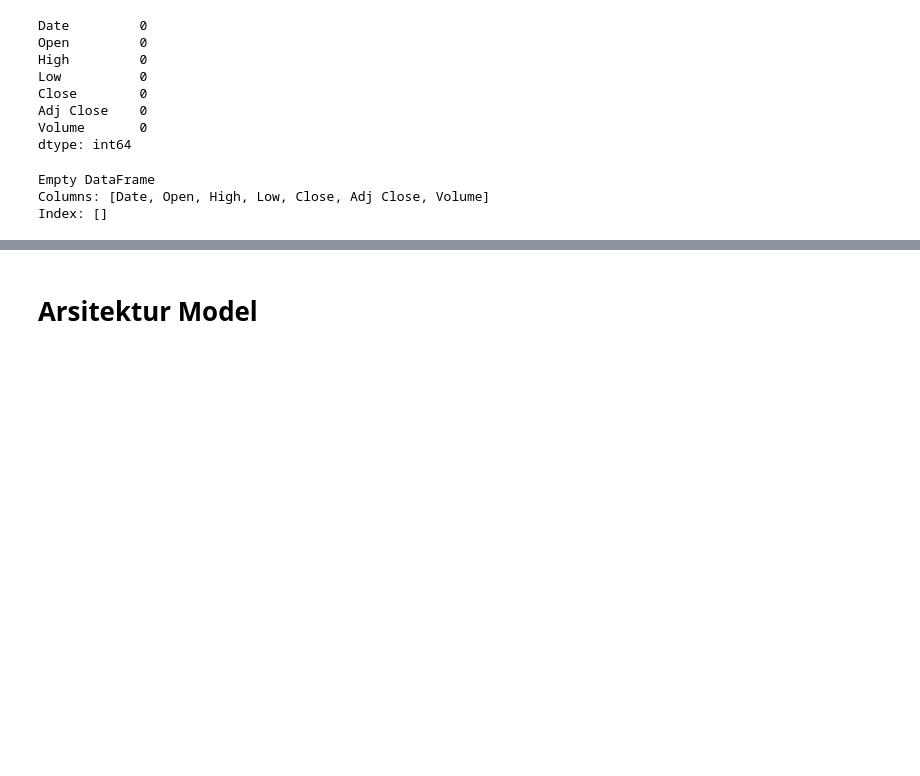
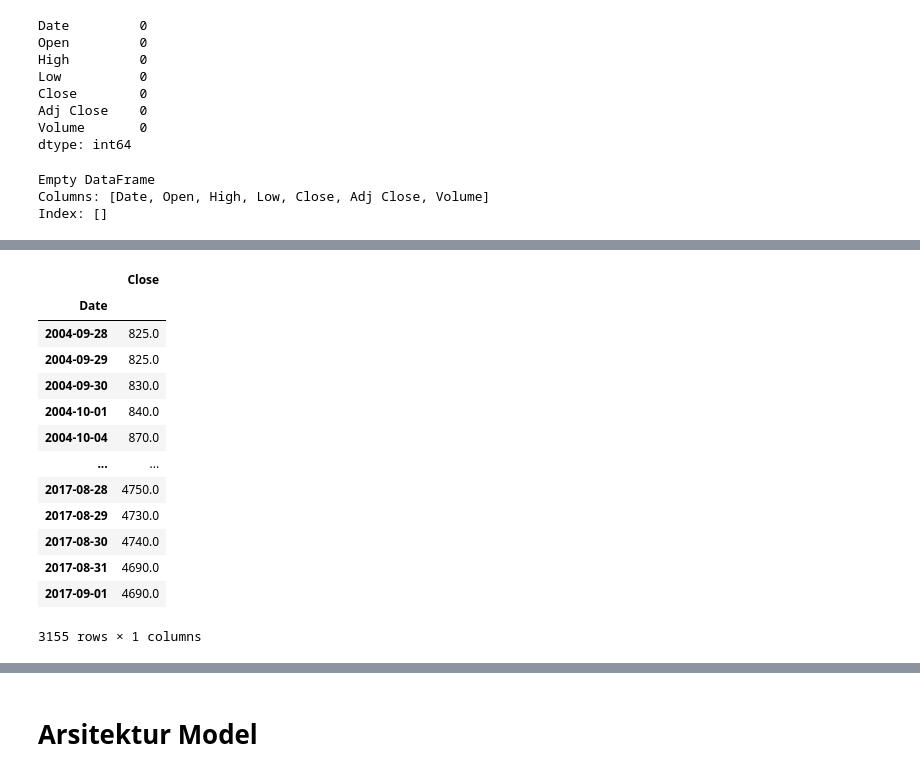
Before and after one commit to ilhamAdhim/TLKM-Stock-Analysis, a Jupyter notebook: Submission_1_MLT.ipynb, the cells around one changed output, grey strips where cells are left out. Saved outputs shown, nothing was run; the diff lists cells and outputs as text; code cells hidden in the pictures; blank space fills up the shorter version.

```diff
--- a/Submission_1_MLT.ipynb
+++ b/Submission_1_MLT.ipynb
@@ -209,4 +228,4 @@ Hanya memilih kolom 'Date' dan 'Close' untuk proses persiapan data dan implement
 # %%
-df_new.index = df_new['Date']
-df_new = df_new.drop(['Date','Open','High','Low', 'Volume', 'Adj Close'], axis=1)
+df_new_dropped = df_new.drop(['Date','Open','High','Low', 'Volume', 'Adj Close'], axis=1)
+df_new_dropped.index = df_new['Date']
 # %%
@@ -217,0 +235,17 @@ Penggunaan fungsi untuk proses window sebelum dilakukan splitting data untuk men
+# %%
+train_set
+# %% [output]
+|  | Close |
+| Date |  |
+| 2004-09-28 | 825.0 |
+| 2004-09-29 | 825.0 |
+| 2004-09-30 | 830.0 |
+| 2004-10-01 | 840.0 |
+| 2004-10-04 | 870.0 |
+| ... | ... |
+| 2017-08-28 | 4750.0 |
+| 2017-08-29 | 4730.0 |
+| 2017-08-30 | 4740.0 |
+| 2017-08-31 | 4690.0 |
+| 2017-09-01 | 4690.0 |
+3155 rows × 1 columns
```
Also changed, not shown: parts of 18 cells of this notebook, 5 other files.
